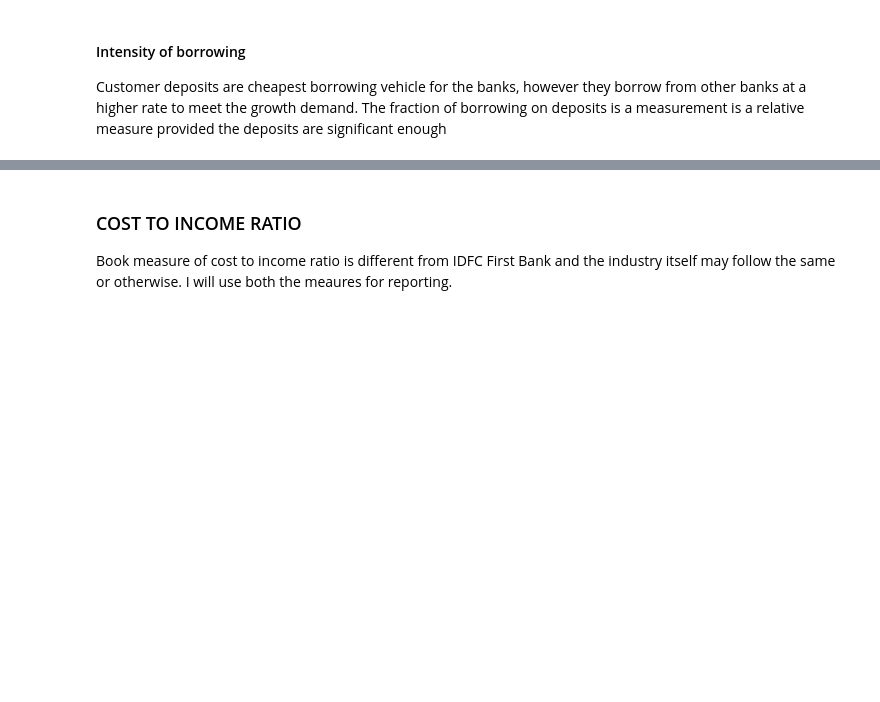
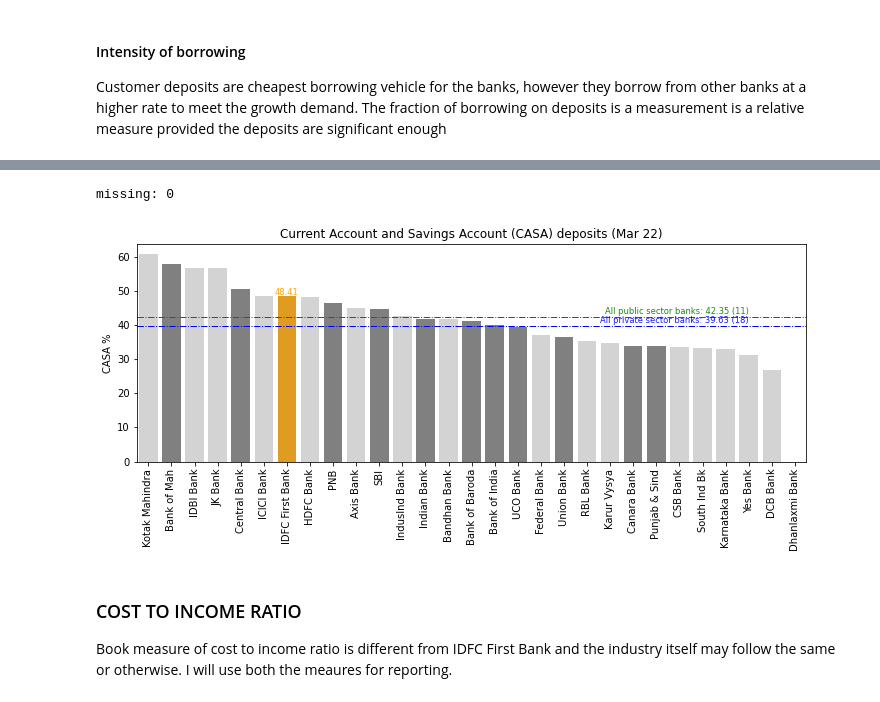
Before and after one commit to nagaraju-oruganti/Valuation, a Jupyter notebook: analysis/pulling_financial_data.ipynb, the cells around one changed output, grey strips where cells are left out. Cells and saved outputs as stored; diff of their text form; code cells hidden in the pictures; blank space fills up the shorter version.

```diff
--- a/analysis/pulling_financial_data.ipynb
+++ b/analysis/pulling_financial_data.ipynb
@@ -6,3 +6,10 @@ import seaborn as sns
 import numpy as np
 import warnings
 warnings.filterwarnings('ignore')
+# %%
+FIRM = 'IDFC First Bank'
+PRIVATE_DEFAULT_COLOR = 'lightgrey'
+PUBLIC_DEFAULT_COLOR = 'grey'
+HIGHLIGHT = 'orange'
+N = 5
+MOST_RECENT_COL_NAME = 'Mar 22'
@@ -103,3 +187,57 @@ Note that the bank has a strong CASA ratio and they are expected to replace thes
+# %%
+#### CASA %
+sheet_name = ['consolidated-ratios', 'ratios']
+attributes = ['CASA (%)']
+missing, df = extract_info(sheet_name, attributes, 3)
+print(f'missing: {len(missing)}')
+df['aggregate'] = df.sum(axis= 1)
+df['recent'] = df[MOST_RECENT_COL_NAME]
+df.dropna(axis = 0, thresh  = 3, inplace = True)
+df.dropna(subset = ['recent'], inplace = True)
+df.dropna(how = 'all', axis = 1, inplace = True)
+df.reset_index(inplace = True)
+df.rename(columns = {'level_0' : 'name'}, inplace = True)
+df['name'] = df['name'].str.replace('.xlsx', '')
+df = append_group(df)
+
+# Plot
+### DEPOSITS
+df.sort_values(by = 'recent', ascending = False, inplace = True)
+df.reset_index(inplace = True, drop = True)
+plt.figure(figsize = (12, 4))
+clrs = [PRIVATE_DEFAULT_COLOR if group == 'private' else PUBLIC_DEFAULT_COLOR for group in df['group']]
+clrs = [HIGHLIGHT if f == FIRM else clrs[i] for i, f in enumerate(df['name'])]
+sns.barplot(data = df, x = 'name', y = 'recent', palette = clrs)
+plt.xticks(rotation = 90)
+plt.title(f'Current Account and Savings Account (CASA) deposits ({MOST_RECENT_COL_NAME})')
+plt.ylabel('CASA %')
+plt.xlabel('')
+
+# show the company's value
+index, value = df[df['name'] == FIRM].index.values[0], df[df['name'] == FIRM]['recent'].values[0]
+plt.text(index, value + 0.5, f'{value:.2f}',
+         horizontalalignment='center', size='small', color='orange')
+
+# average CASA % among private sector banks
+highlight = df[df['group'] == 'private']
+size = highlight.shape[0]
+highlight = highlight['recent'].mean()
+plt.axhline(y = highlight, ls = '-.', lw = 1, color = 'blue')
+plt.text(26, highlight + 1, f'All private sector banks: {highlight:.2f} ({int(size)})',
+         horizontalalignment='right', size='small', color='blue', alpha = 0.90)
+
+# average CASA % among private sector banks
+highlight = df[df['group'] == 'public']
+size = highlight.shape[0]
+highlight = highlight['recent'].mean()
+plt.axhline(y = highlight, ls = '-.', lw = 1, color = 'green')
+plt.text(26, highlight + 1, f'All public sector banks: {highlight:.2f} ({int(size)})',
+         horizontalalignment='right', size='small', color='green', alpha = 0.90)
+
+plt.show()
+# %% [output]
+missing: 0
+[figure, added]
 # %% [markdown]
 ### COST TO INCOME RATIO
 Book measure of cost to income ratio is different from IDFC First Bank and the industry itself may follow the same or otherwise. I will use both the meaures for reporting.
```
Also changed, not shown: parts of 39 cells of this notebook, 5 other files.
